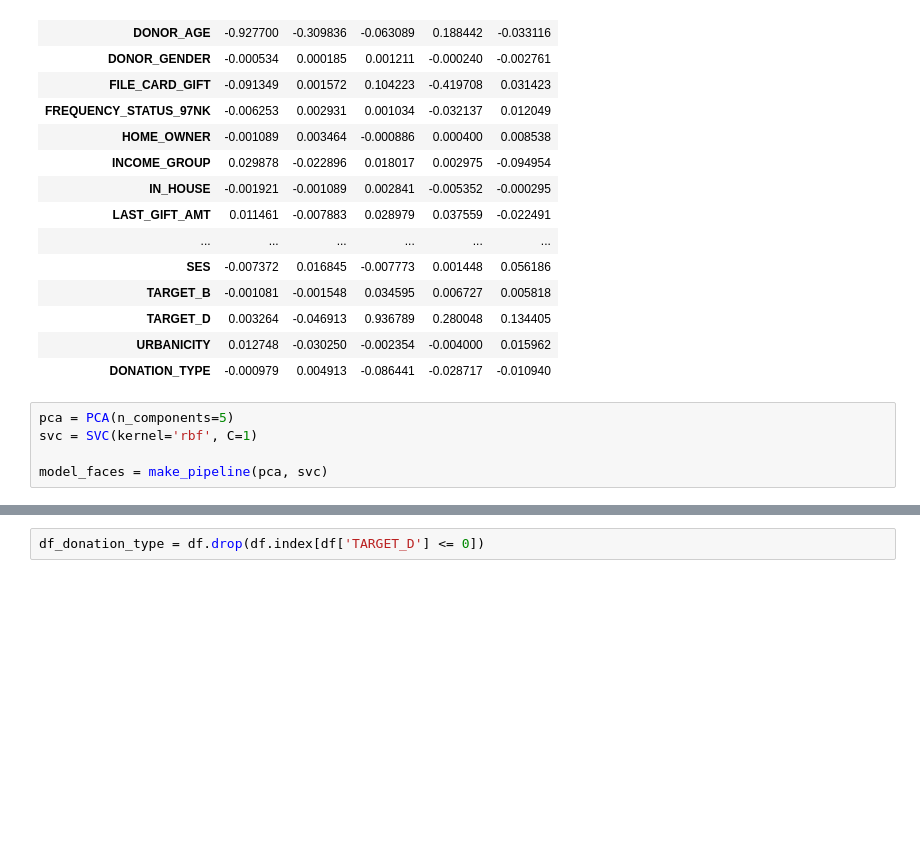
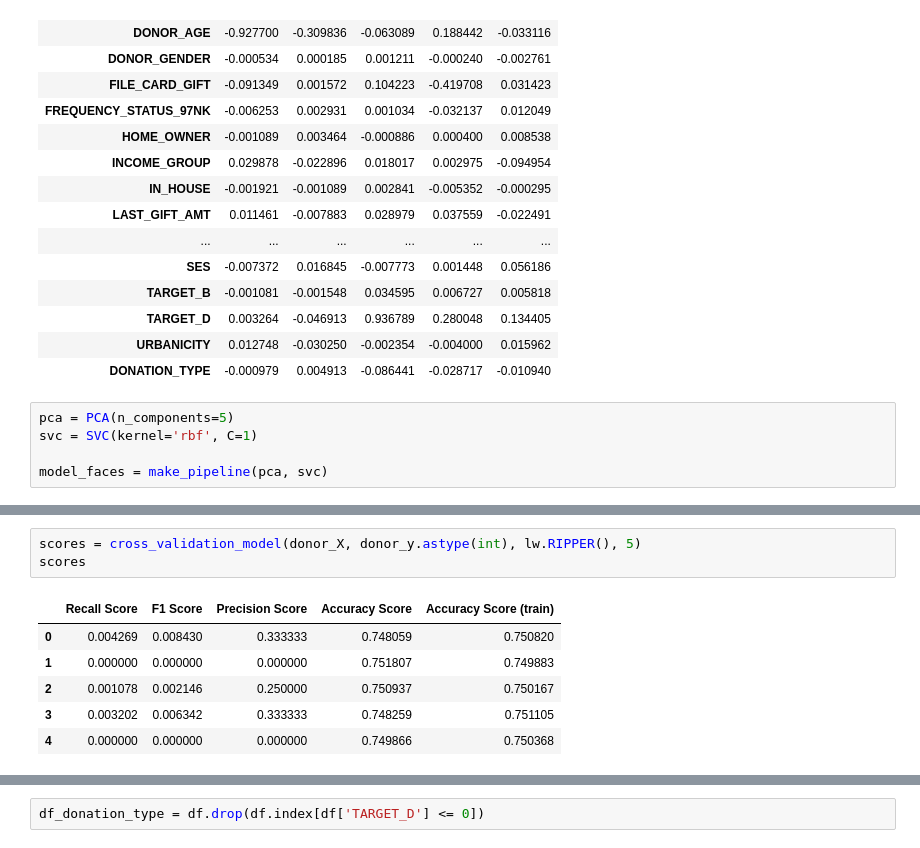
Before and after one commit to F-Madruga/Donation_Dataset_Predictions_FCUL, a Jupyter notebook: AA_202021_Project.ipynb, the cells around one changed output, grey strips where cells are left out. Cells and saved outputs as stored; diff of their text form; blank space fills up the shorter version.

Commit message:
Ripper, dinamic sampler

```diff
--- a/AA_202021_Project.ipynb
+++ b/AA_202021_Project.ipynb
@@ -824,0 +864,10 @@ scores.describe().iloc[1].to_frame().transpose()
+# %%
+scores = cross_validation_model(donor_X, donor_y.astype(int), lw.RIPPER(), 5)
+scores
+# %% [output]
+|  | Recall Score | F1 Score | Precision Score | Accuracy Score | Accuracy Score (train) |
+| 0 | 0.004269 | 0.008430 | 0.333333 | 0.748059 | 0.750820 |
+| 1 | 0.000000 | 0.000000 | 0.000000 | 0.751807 | 0.749883 |
+| 2 | 0.001078 | 0.002146 | 0.250000 | 0.750937 | 0.750167 |
+| 3 | 0.003202 | 0.006342 | 0.333333 | 0.748259 | 0.751105 |
+| 4 | 0.000000 | 0.000000 | 0.000000 | 0.749866 | 0.750368 |
```
Also changed, not shown: parts of 18 cells of this notebook.
